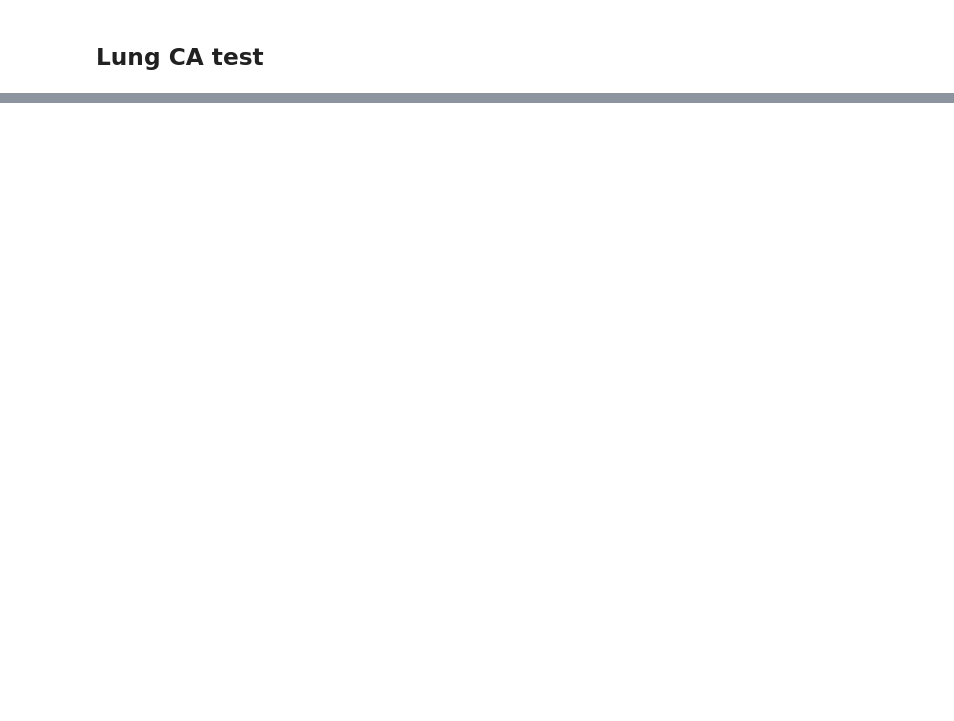
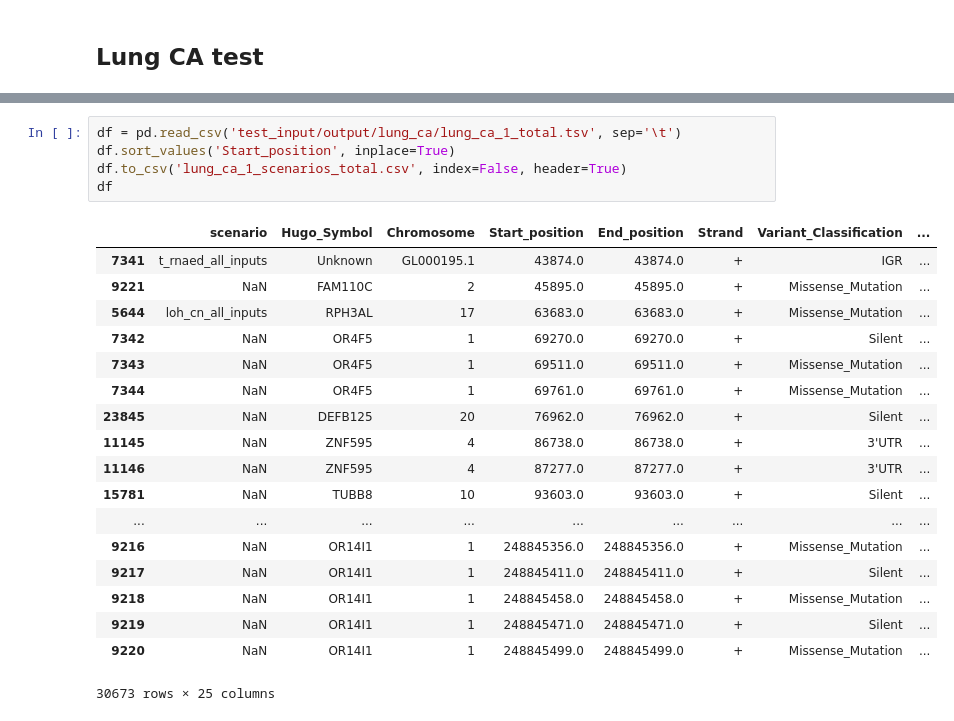
Before and after one commit to vanallenlab/r2d2, a Jupyter notebook: SNV Simulation.ipynb, the cells around one changed output, grey strips where cells are left out. Saved outputs shown, nothing was run; the diff lists cells and outputs as text; blank space fills up the shorter version.

```diff
--- a/SNV Simulation.ipynb
+++ b/SNV Simulation.ipynb
@@ -641,0 +637,24 @@ df
+# %%
+df = pd.read_csv('test_input/output/lung_ca/lung_ca_1_total.tsv', sep='\t')
+df.sort_values('Start_position', inplace=True)
+df.to_csv('lung_ca_1_scenarios_total.csv', index=False, header=True)
+df
+# %% [output]
+|  | scenario | Hugo_Symbol | Chromosome | Start_position | End_position | Strand | Variant_Classification | ... |
+| 7341 | t_rnaed_all_inputs | Unknown | GL000195.1 | 43874.0 | 43874.0 | + | IGR | ... |
+| 9221 | NaN | FAM110C | 2 | 45895.0 | 45895.0 | + | Missense_Mutation | ... |
+| 5644 | loh_cn_all_inputs | RPH3AL | 17 | 63683.0 | 63683.0 | + | Missense_Mutation | ... |
+| 7342 | NaN | OR4F5 | 1 | 69270.0 | 69270.0 | + | Silent | ... |
+| 7343 | NaN | OR4F5 | 1 | 69511.0 | 69511.0 | + | Missense_Mutation | ... |
+| 7344 | NaN | OR4F5 | 1 | 69761.0 | 69761.0 | + | Missense_Mutation | ... |
+| 23845 | NaN | DEFB125 | 20 | 76962.0 | 76962.0 | + | Silent | ... |
+| 11145 | NaN | ZNF595 | 4 | 86738.0 | 86738.0 | + | 3'UTR | ... |
+| 11146 | NaN | ZNF595 | 4 | 87277.0 | 87277.0 | + | 3'UTR | ... |
+| 15781 | NaN | TUBB8 | 10 | 93603.0 | 93603.0 | + | Silent | ... |
+| ... | ... | ... | ... | ... | ... | ... | ... | ... |
+| 9216 | NaN | OR14I1 | 1 | 248845356.0 | 248845356.0 | + | Missense_Mutation | ... |
+| 9217 | NaN | OR14I1 | 1 | 248845411.0 | 248845411.0 | + | Silent | ... |
+| 9218 | NaN | OR14I1 | 1 | 248845458.0 | 248845458.0 | + | Missense_Mutation | ... |
+| 9219 | NaN | OR14I1 | 1 | 248845471.0 | 248845471.0 | + | Silent | ... |
+| 9220 | NaN | OR14I1 | 1 | 248845499.0 | 248845499.0 | + | Missense_Mutation | ... |
+30673 rows × 25 columns
```
Also changed, not shown: parts of 3 cells of this notebook, 5 other files.
